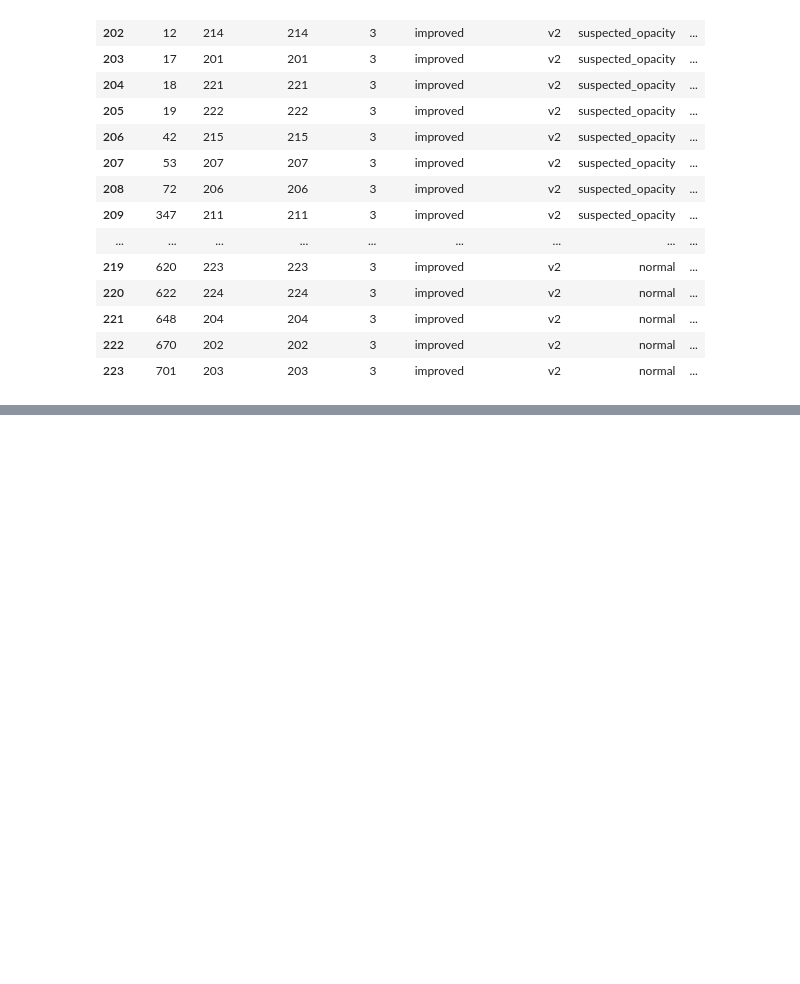
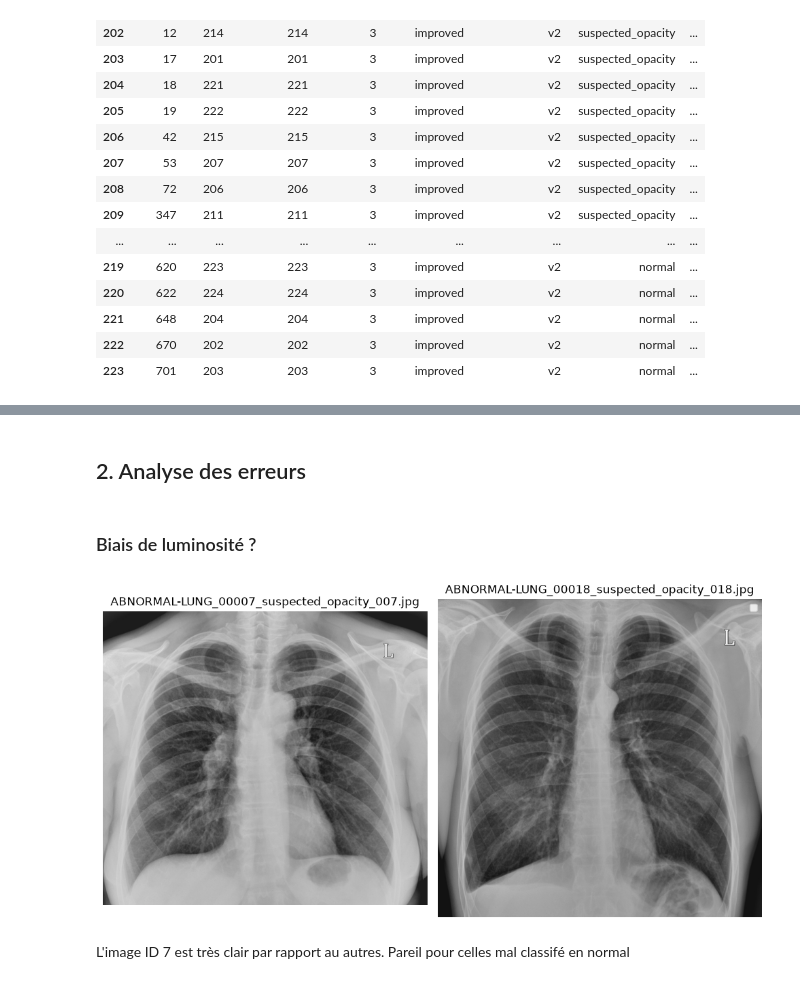
Before and after one commit to imtoatb/Assistant-Radiologique-Virtuel-Intelligent-pour-Radiographies-X, a Jupyter notebook: notebooks/02_prompt_comparison.ipynb, the cells around one changed output, grey strips where cells are left out. Cells and saved outputs as stored; diff of their text form; code cells hidden in the pictures; blank space fills up the shorter version.

Commit message:
Amélioration du prompt
- tests pour comprendre les mauvaises classifications (notebook 2)
- nouveau prompt : improved_prompt_4.txt

```diff
--- a/notebooks/02_prompt_comparison.ipynb
+++ b/notebooks/02_prompt_comparison.ipynb
@@ -302,0 +315,27 @@ df_version
+# %% [markdown]
+## 2. Analyse des erreurs
+# %% [markdown]
+### Biais de luminosité ?
+# %%
+images = [
+    "ABNORMAL-LUNG_00007_suspected_opacity_007.jpg",
+    "ABNORMAL-LUNG_00018_suspected_opacity_018.jpg",
+]
+
+PATH_IMG = Path('..') / 'data' / 'brutes'
+
+fig, axes = plt.subplots(1, len(images), figsize=(5 * len(images), 5))
+
+for ax, filename in zip(axes, images):
+    img = Image.open(PATH_IMG / filename)
+    ax.imshow(img, cmap="gray")
+    ax.set_title(filename)
+    ax.axis("off")
+
+plt.legend()
+plt.tight_layout()
+plt.show()
+# %% [output]
+[figure, added]
+# %% [markdown]
+L'image ID 7 est très clair par rapport au autres. Pareil pour celles mal classifé en normal
```
Also changed, not shown: parts of 11 cells of this notebook, 4 other files.
